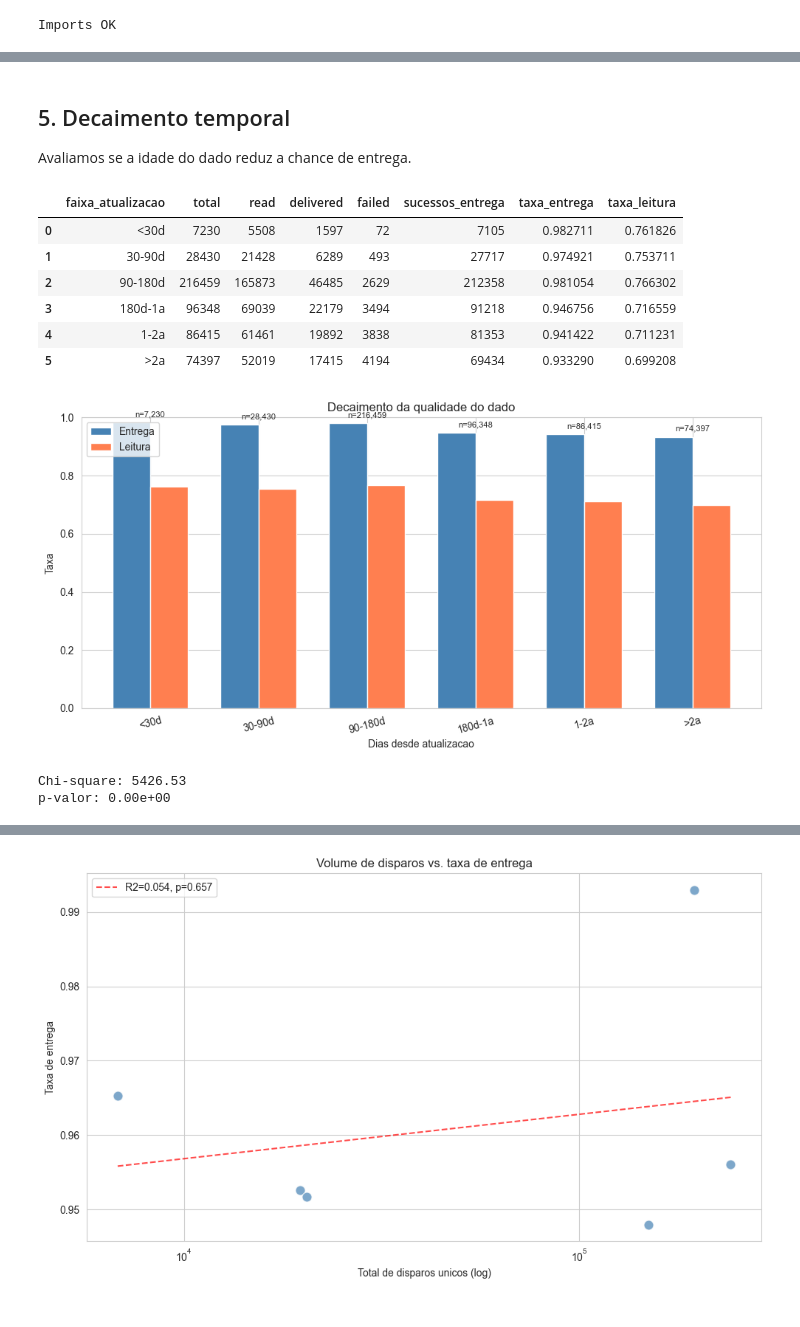
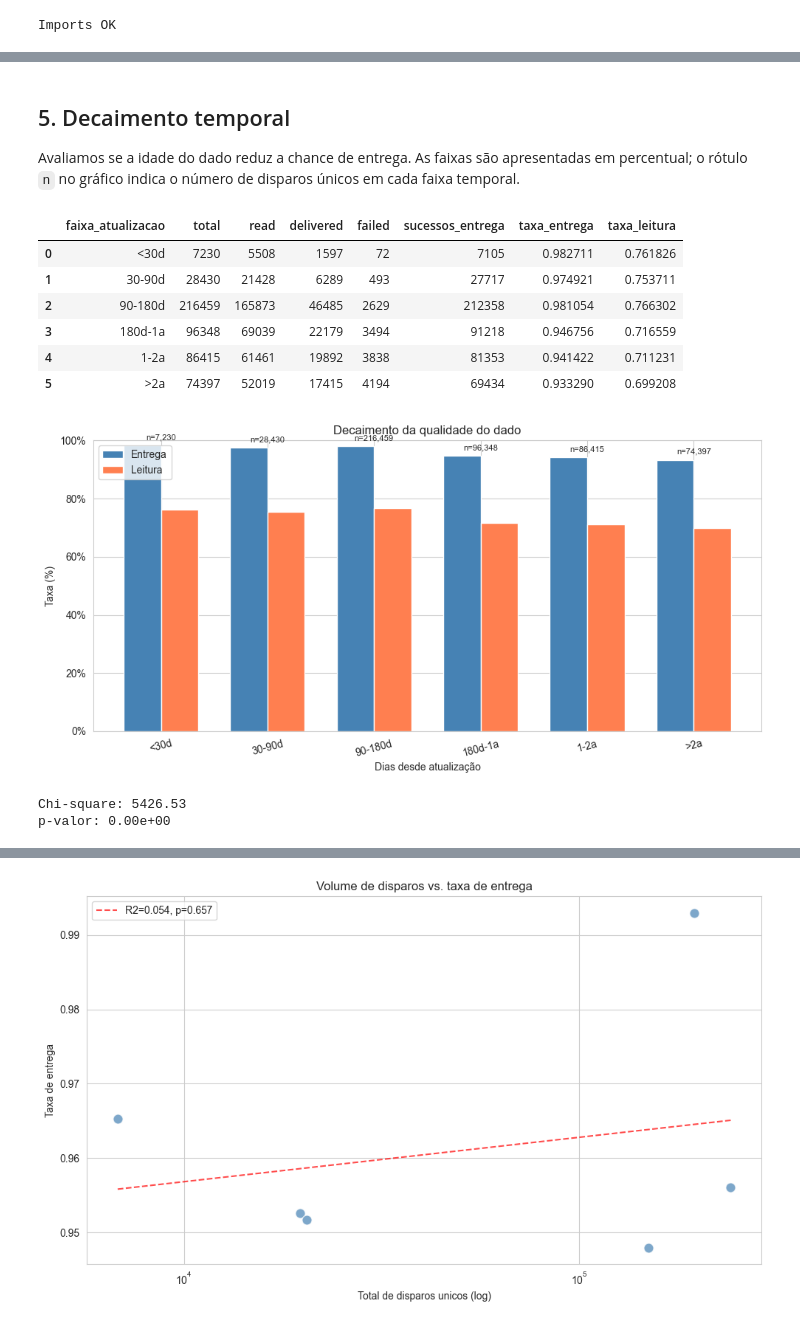
Before and after one commit to WizardCake/desafio-cientista-dados-pleno-campanhas, a Jupyter notebook: notebooks/01_eda_e_qualidade_fontes.ipynb, the cells around one changed output, grey strips where cells are left out. Cells and saved outputs as stored; diff of their text form; code cells hidden in the pictures.

```diff
--- a/notebooks/01_eda_e_qualidade_fontes.ipynb
+++ b/notebooks/01_eda_e_qualidade_fontes.ipynb
@@ -136,6 +144,8 @@ O ranking principal usa limite inferior beta-binomial empirico para penalizar ba
 # %%
-metricas_sistema = u.calcular_metricas_sistema(df_disparo_sistema)
-metricas_sistema = u.calcular_score_sistema(metricas_sistema)
+metricas_brutas = u.calcular_metricas_sistema(df_disparo_sistema)
+display(metricas_brutas[['id_sistema', 'total_disparos', 'sucessos_entrega', 'taxa_entrega', 'taxa_leitura', 'taxa_falha']])
+
+metricas_sistema = u.calcular_score_sistema(metricas_brutas)
 
 cols = [
     'id_sistema', 'total_disparos', 'sucessos_entrega', 'taxa_entrega',
@@ -171,11 +181,12 @@ ax.errorbar(
 ax.set_yticks(y_pos)
 ax.set_yticklabels(top['id_sistema'])
 ax.invert_yaxis()
-ax.set_xlabel('Taxa de entrega')
+ax.set_xlabel('Taxa de entrega (%)')
 ax.set_title('Ranking causal de sistemas por entrega (IC Wilson 95%)')
 ax.set_xlim(0, 1)
+ax.xaxis.set_major_formatter(PercentFormatter(1.0))
 for i, (_, row) in enumerate(top.iterrows()):
-    ax.text(min(row['taxa_entrega'] + 0.01, 0.98), i, f"n={row['total_disparos']:,}", va='center', fontsize=8)
+    ax.text(min(row['taxa_entrega'] + 0.01, 0.98), i, f"n={row['total_disparos']:,.0f}", va='center', fontsize=8)
 plt.tight_layout()
 plt.show()
 # %% [output]
@@ -198,7 +216,7 @@ plt.show()
 # %% [markdown]
 ## 5. Decaimento temporal
 
-Avaliamos se a idade do dado reduz a chance de entrega.
+Avaliamos se a idade do dado reduz a chance de entrega. As faixas são apresentadas em percentual; o rótulo `n` no gráfico indica o número de disparos únicos em cada faixa temporal.
 # %%
 decaimento = u.calcular_decaimento_temporal(df_disparo_sistema)
 display(decaimento)
@@ -209,35 +227,36 @@ width = 0.35
 ax.bar(x - width/2, decaimento['taxa_entrega'], width, label='Entrega', color='steelblue')
 ax.bar(x + width/2, decaimento['taxa_leitura'], width, label='Leitura', color='coral')
 ax.set_xticks(x)
 ax.set_xticklabels(decaimento['faixa_atualizacao'], rotation=15)
 ax.set_ylim(0, 1)
-ax.set_ylabel('Taxa')
-ax.set_xlabel('Dias desde atualizacao')
+ax.set_ylabel('Taxa (%)')
+ax.yaxis.set_major_formatter(PercentFormatter(1.0))
+ax.set_xlabel('Dias desde atualização')
 ax.set_title('Decaimento da qualidade do dado')
 ax.legend()
 for i, row in decaimento.iterrows():
     if pd.notna(row['total']):
         ax.text(i, max(row['taxa_entrega'], row['taxa_leitura']) + 0.02, f"n={int(row['total']):,}", ha='center', fontsize=8)
 plt.tight_layout()
 plt.show()
 
 contingencia = decaimento[['sucessos_entrega']].copy()
 contingencia['nao_entrega'] = decaimento['total'] - decaimento['sucessos_entrega']
 contingencia = contingencia.dropna()
 if len(contingencia) > 1:
     chi2, p_valor, dof, esperado = stats.chi2_contingency(contingencia.values)
     print(f'Chi-square: {chi2:.2f}')
     print(f'p-valor: {p_valor:.2e}')
 else:
     print('Sem faixas suficientes para teste chi-square.')
 # %% [output]
 |  | faixa_atualizacao | total | read | delivered | failed | sucessos_entrega | taxa_entrega | taxa_leitura |
 | 0 | <30d | 7230 | 5508 | 1597 | 72 | 7105 | 0.982711 | 0.761826 |
 | 1 | 30-90d | 28430 | 21428 | 6289 | 493 | 27717 | 0.974921 | 0.753711 |
 | 2 | 90-180d | 216459 | 165873 | 46485 | 2629 | 212358 | 0.981054 | 0.766302 |
 | 3 | 180d-1a | 96348 | 69039 | 22179 | 3494 | 91218 | 0.946756 | 0.716559 |
 | 4 | 1-2a | 86415 | 61461 | 19892 | 3838 | 81353 | 0.941422 | 0.711231 |
 | 5 | >2a | 74397 | 52019 | 17415 | 4194 | 69434 | 0.933290 | 0.699208 |
-[figure, old version]
+[figure, new version]
 Chi-square: 5426.53
 p-valor: 0.00e+00
```
Also changed, not shown: parts of 16 cells of this notebook, 3 other files.
